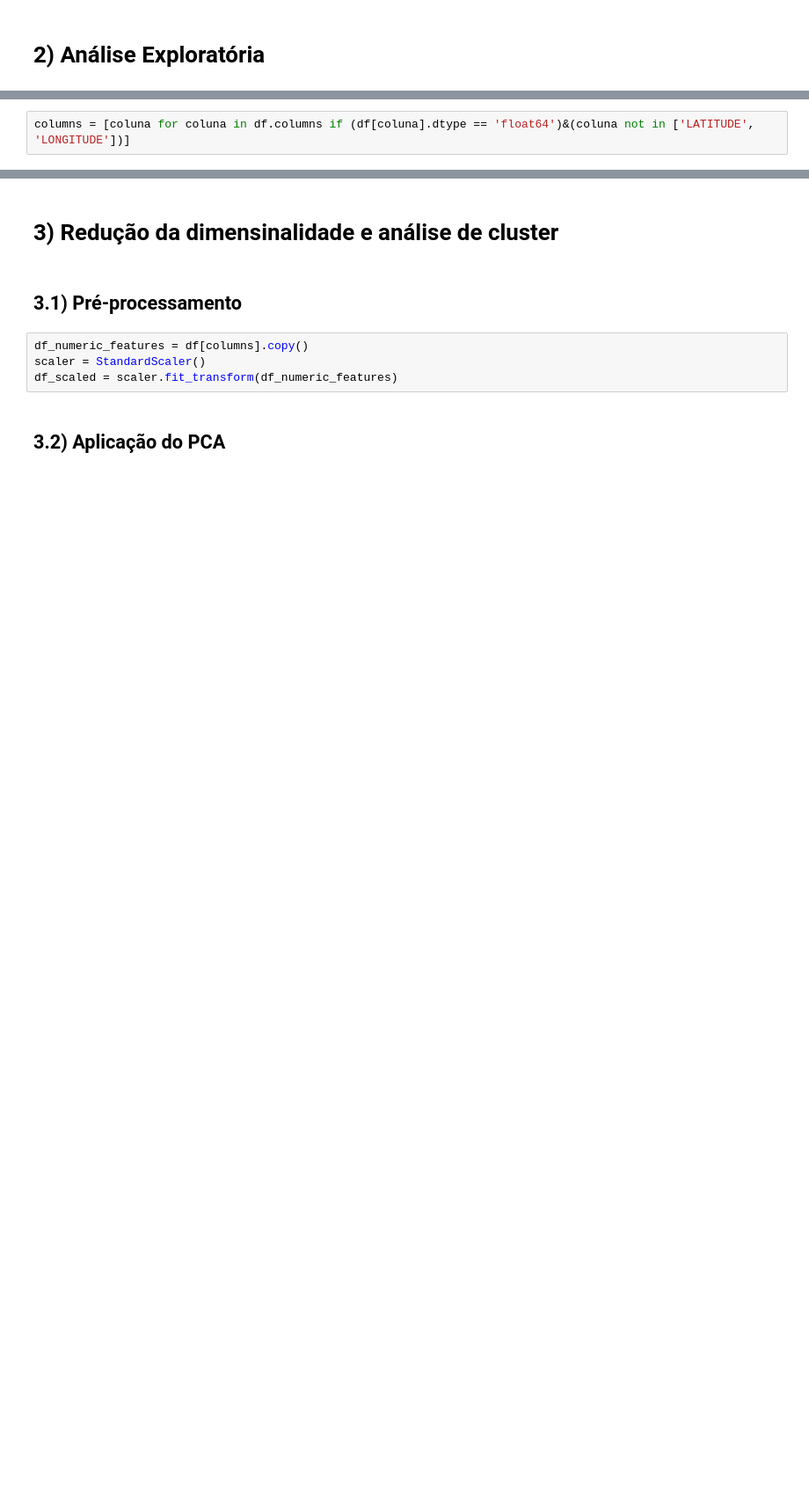
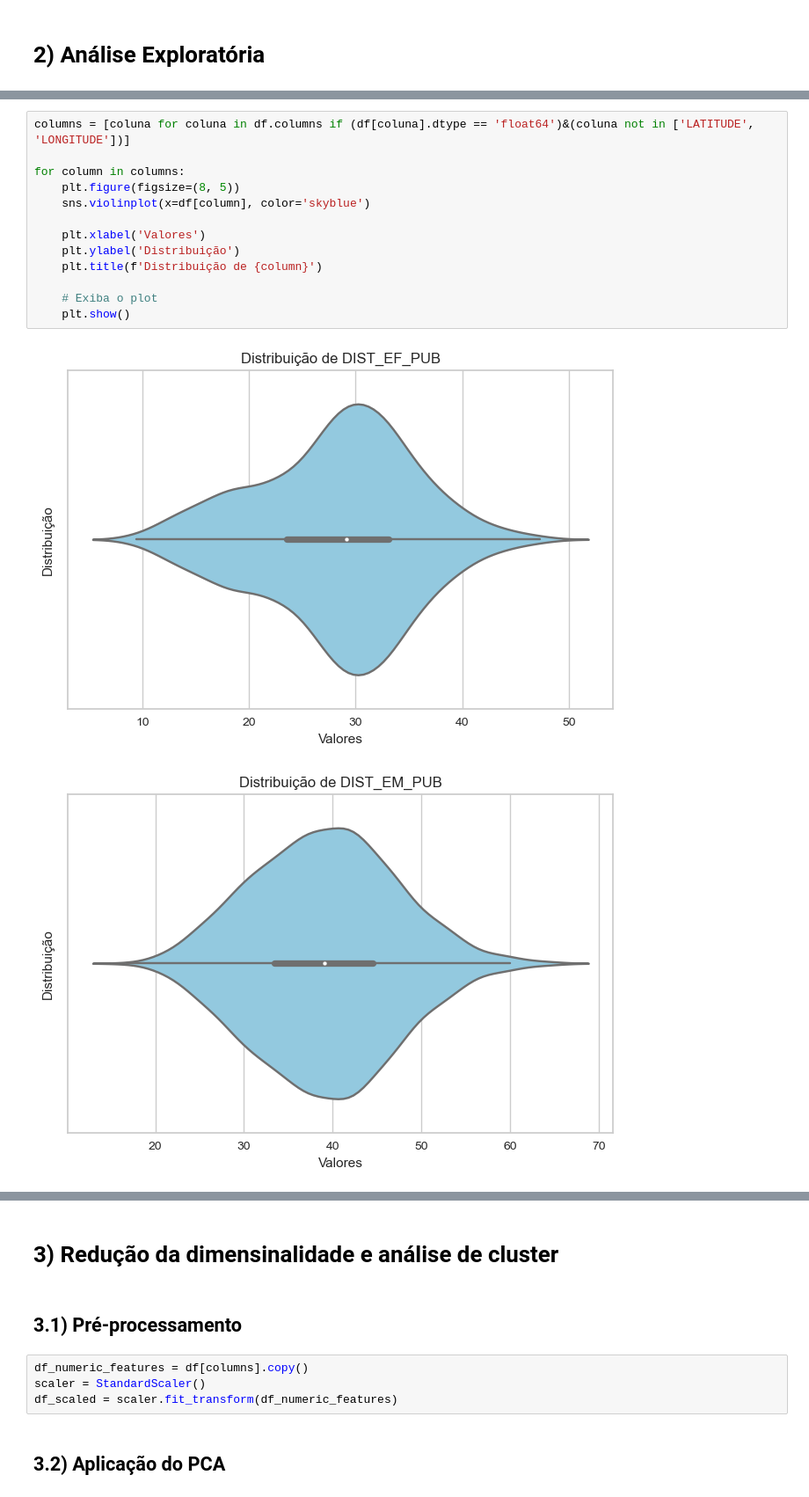
Before and after one commit to caiosoter/BCG2023, a Jupyter notebook: Notebooks/AnaliseExploratoria_PCA_Clustering.ipynb, the cells around one changed output, grey strips where cells are left out. Shown at 88% size. Cells and saved outputs as stored; diff of their text form; blank space fills up the shorter version.

```diff
--- a/Notebooks/AnaliseExploratoria_PCA_Clustering.ipynb
+++ b/Notebooks/AnaliseExploratoria_PCA_Clustering.ipynb
@@ -57,2 +63,16 @@ memory usage: 610.9+ KB
 # %%
 columns = [coluna for coluna in df.columns if (df[coluna].dtype == 'float64')&(coluna not in ['LATITUDE', 'LONGITUDE'])]
+
+for column in columns:
+    plt.figure(figsize=(8, 5))
+    sns.violinplot(x=df[column], color='skyblue')
+
+    plt.xlabel('Valores')
+    plt.ylabel('Distribuição')
+    plt.title(f'Distribuição de {column}')
+
+    # Exiba o plot
+    plt.show()
+# %% [output]
+[figure, added]
+[figure, added]
```
Also changed, not shown: parts of 21 cells of this notebook, 3 other files.
